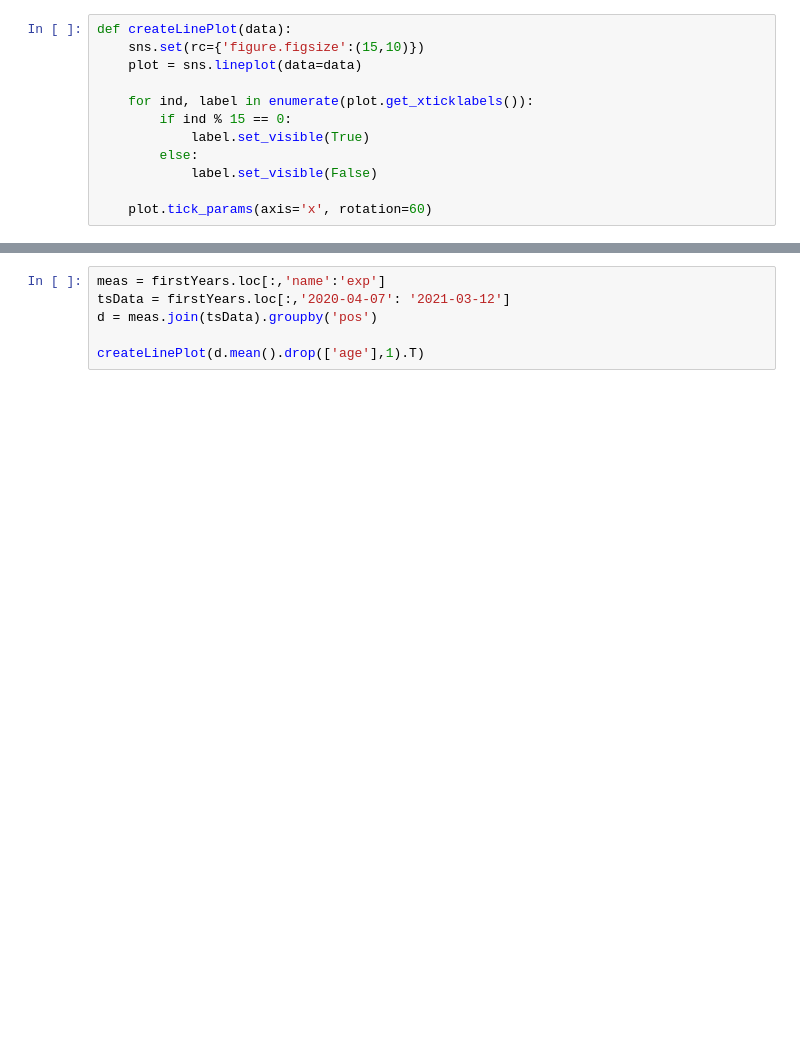
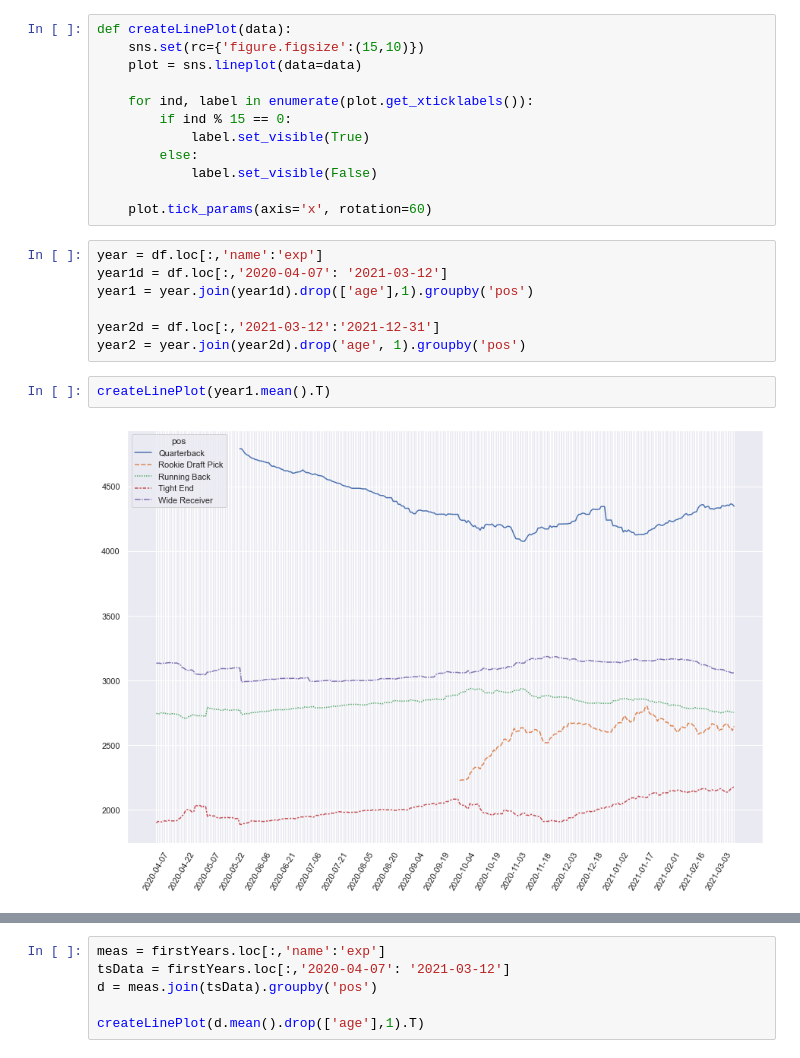
Before and after one commit to jsimerly/KTC-Analysis-and-Scraping, a Jupyter notebook: analysis.ipynb, the cells around one changed output, grey strips where cells are left out. Saved outputs shown, nothing was run; the diff lists cells and outputs as text; blank space fills up the shorter version.

```diff
--- a/analysis.ipynb
+++ b/analysis.ipynb
@@ -103,3 +103,14 @@ def createLinePlot(data):
             label.set_visible(False)
 
     plot.tick_params(axis='x', rotation=60)
+# %%
+year = df.loc[:,'name':'exp']
+year1d = df.loc[:,'2020-04-07': '2021-03-12']
+year1 = year.join(year1d).drop(['age'],1).groupby('pos')
+
+year2d = df.loc[:,'2021-03-12':'2021-12-31']
+year2 = year.join(year2d).drop('age', 1).groupby('pos')
+# %%
+createLinePlot(year1.mean().T)
+# %% [output]
+[figure, added]
```
Also changed, not shown: parts of 1 cell of this notebook.
